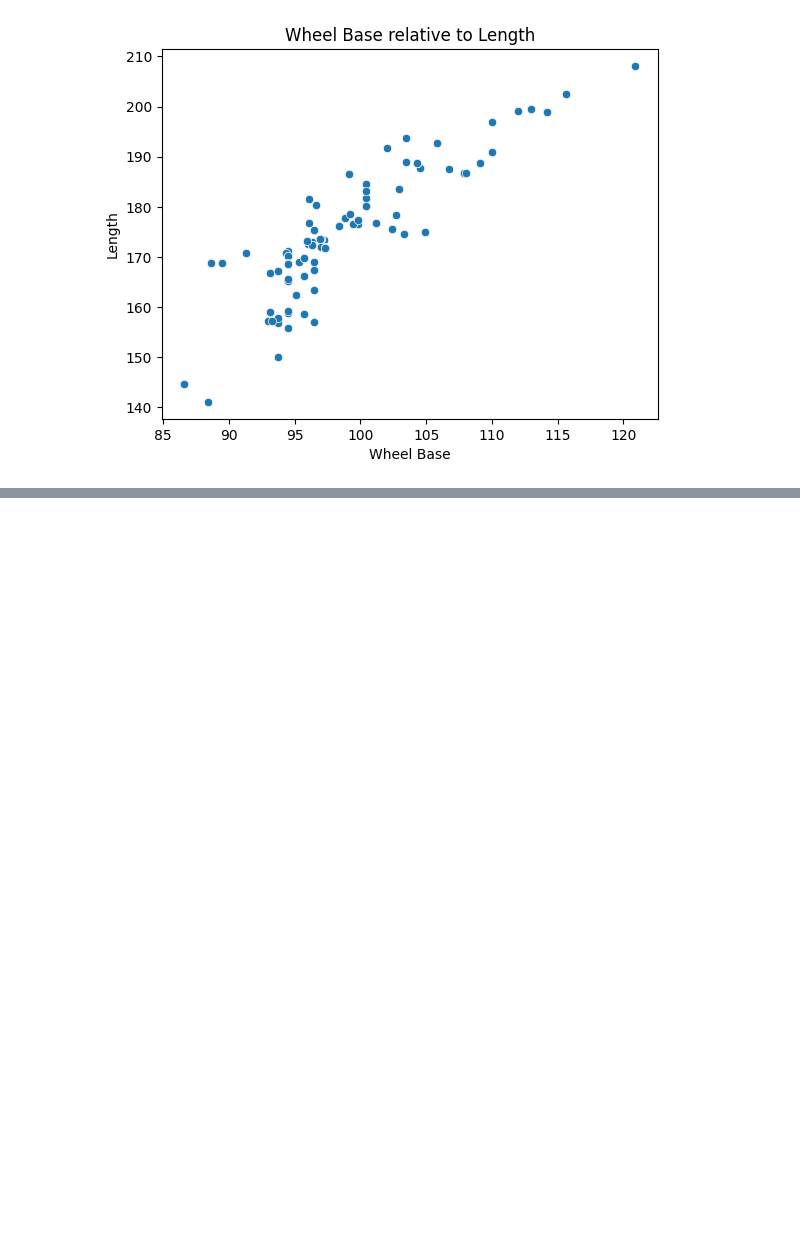
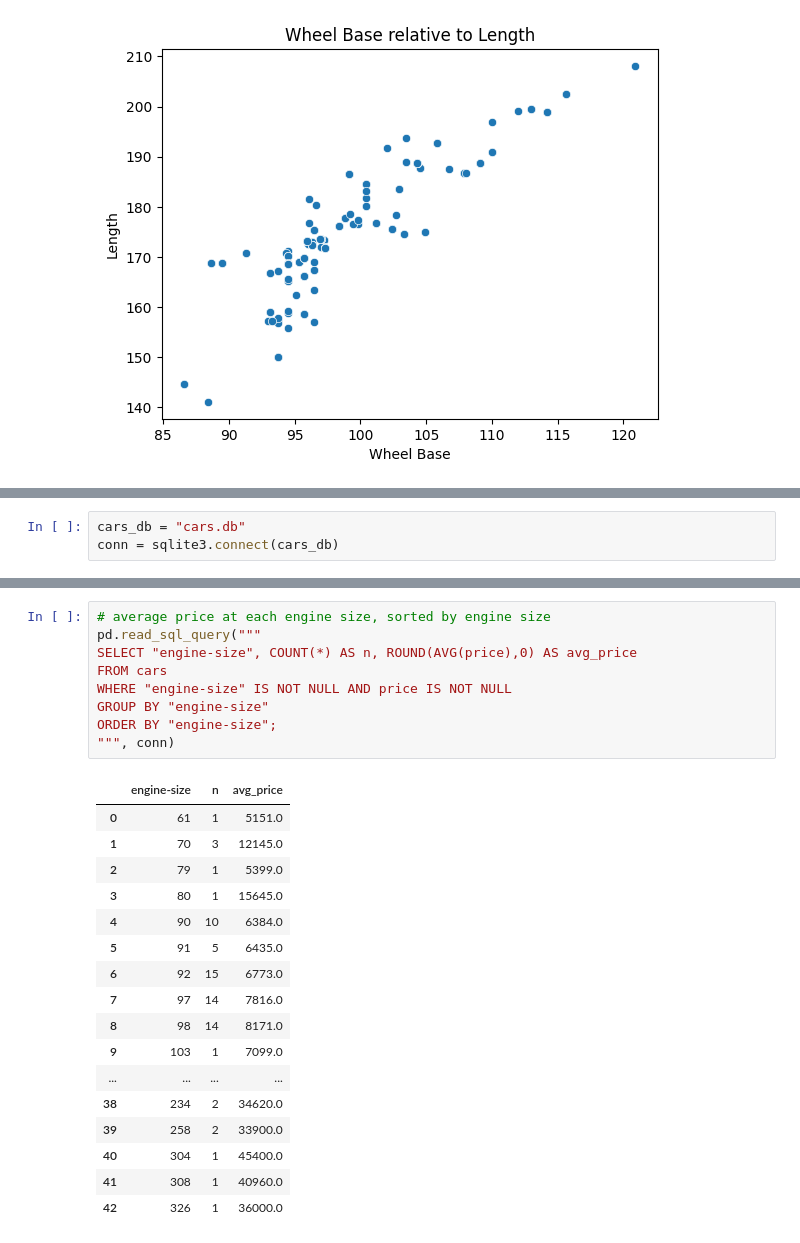
Before and after one commit to A-Tan82/comp_data_science, a Jupyter notebook: ds_classes/Assignment/cars.ipynb, the cells around one changed output, grey strips where cells are left out. Saved outputs shown, nothing was run; the diff lists cells and outputs as text; blank space fills up the shorter version.

Commit message:
connected to sql, created db and queries

```diff
--- a/ds_classes/Assignment/cars.ipynb
+++ b/ds_classes/Assignment/cars.ipynb
@@ -193,0 +206,3 @@ Text(0, 0.5, 'Length')
+# %%
+cars_db = "cars.db"
+conn = sqlite3.connect(cars_db)
@@ -193,0 +266,27 @@ Text(0, 0.5, 'Length')
+# %%
+# average price at each engine size, sorted by engine size
+pd.read_sql_query("""
+SELECT "engine-size", COUNT(*) AS n, ROUND(AVG(price),0) AS avg_price
+FROM cars
+WHERE "engine-size" IS NOT NULL AND price IS NOT NULL
+GROUP BY "engine-size"
+ORDER BY "engine-size";
+""", conn)
+# %% [output]
+|  | engine-size | n | avg_price |
+| 0 | 61 | 1 | 5151.0 |
+| 1 | 70 | 3 | 12145.0 |
+| 2 | 79 | 1 | 5399.0 |
+| 3 | 80 | 1 | 15645.0 |
+| 4 | 90 | 10 | 6384.0 |
+| 5 | 91 | 5 | 6435.0 |
+| 6 | 92 | 15 | 6773.0 |
+| 7 | 97 | 14 | 7816.0 |
+| 8 | 98 | 14 | 8171.0 |
+| 9 | 103 | 1 | 7099.0 |
+| ... | ... | ... | ... |
+| 38 | 234 | 2 | 34620.0 |
+| 39 | 258 | 2 | 33900.0 |
+| 40 | 304 | 1 | 45400.0 |
+| 41 | 308 | 1 | 40960.0 |
+| 42 | 326 | 1 | 36000.0 |
```
Also changed, not shown: parts of 9 cells of this notebook, 1 other file.
